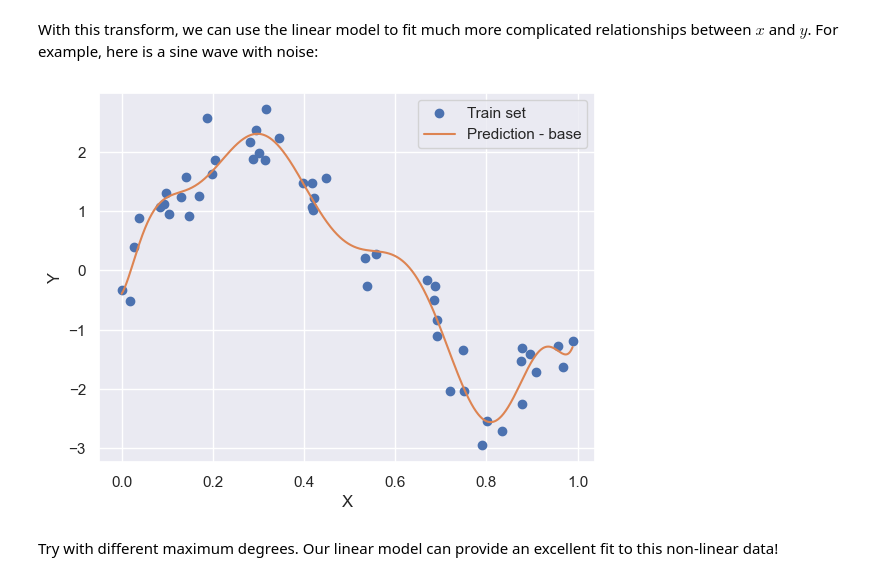
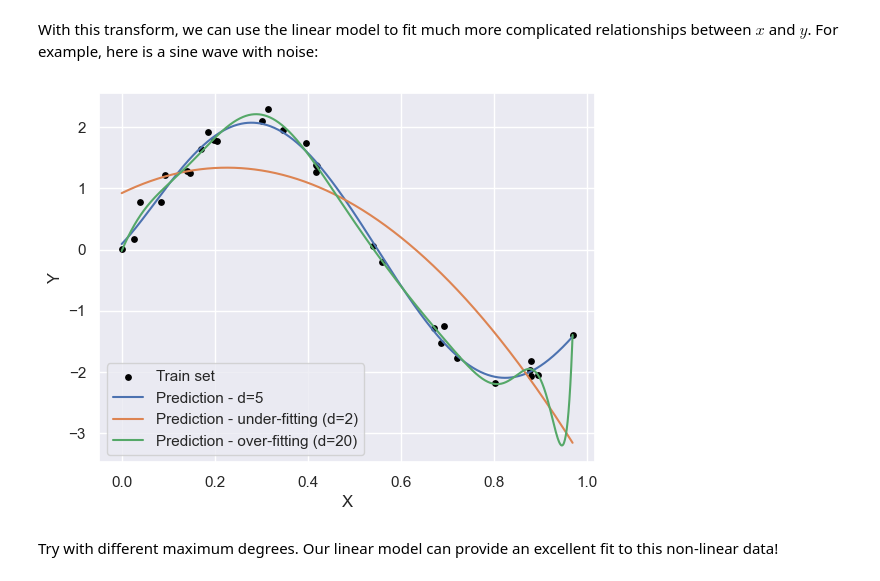
Before and after one commit to amigourou/machine-learning-course, a Jupyter notebook: ML-advanced/TD1/lab1.ipynb, the cells around one changed output. Cells and saved outputs as stored; diff of their text form; code cells hidden in the pictures.

```diff
--- a/ML-advanced/TD1/lab1.ipynb
+++ b/ML-advanced/TD1/lab1.ipynb
@@ -169,27 +173,36 @@ This new, higher-dimensional data representation can then be plugged into a line
 With this transform, we can use the linear model to fit much more complicated relationships between $x$ and $y$.
 For example, here is a sine wave with noise:
 # %%
-def plot_results(x, models, names, n=1000):
+def plot_results(x, models, names, transforms=None, n=1000):
+    if transforms is None:
+        transforms = [None]*len(models)
     x_arr = np.linspace(min(x), max(x), n)
-    plt.scatter(x,y, label="Train set")
-    for i, (model, name) in enumerate(zip(models, names)):
-        plt.plot(x_arr, model.predict(poly.transform(x_arr[:, None])), label=f"Prediction - {name}", c=f"C{i+1}")
+    plt.scatter(x,y, label="Train set", c="black", s=15)
+    for i, (model, name, poly) in enumerate(zip(models, names, transforms)):
+        if poly is not None:
+            x_features = poly.transform(x_arr[:, None])
+        else:
+            x_features = x_arr[:, None]
+        plt.plot(x_arr, model.predict(x_features), label=f"Prediction - {name}", c=f"C{i}")
     plt.xlabel("X")
     plt.ylabel("Y")
     plt.legend()
-    plt.show()
-# %%
-rng = np.random.RandomState(1)
-x = rng.rand(50)
-y = 2 * np.sin(1.8*np.pi*x) + 0.5 * rng.randn(50)
-
-X_features = poly.transform(x[:, None])
-model_base = MultivariateLinearRegression()
-model_base.fit(X_features, y)
-
-plot_results(x, [model_base], ["base"])
-# %% [output]
-[figure, removed]
+# %%
+poly = PolynomialFeatures(5, include_bias=False) # with or without intercept
+model_base = MultivariateLinearRegression()
+model_base.fit(poly.fit_transform(x[:, None]), y)
+
+poly_under = PolynomialFeatures(2, include_bias=False) # with or without intercept
+model_base_under = MultivariateLinearRegression()
+model_base_under.fit(poly_under.fit_transform(x[:, None]), y)
+
+poly_over = PolynomialFeatures(20, include_bias=False) # with or without intercept
+model_base_over = MultivariateLinearRegression()
+model_base_over.fit(poly_over.fit_transform(x[:, None]), y)
+
+plot_results(x, [model_base, model_base_under, model_base_over], ["d=5", "under-fitting (d=2)", "over-fitting (d=20)"], [poly, poly_under, poly_over])
+# %% [output]
+[figure, added]
 # %% [markdown]
 Try with different maximum degrees. Our linear model can provide an excellent fit to this non-linear data!
 # %% [markdown]
```
Also changed, not shown: parts of 23 cells of this notebook.
